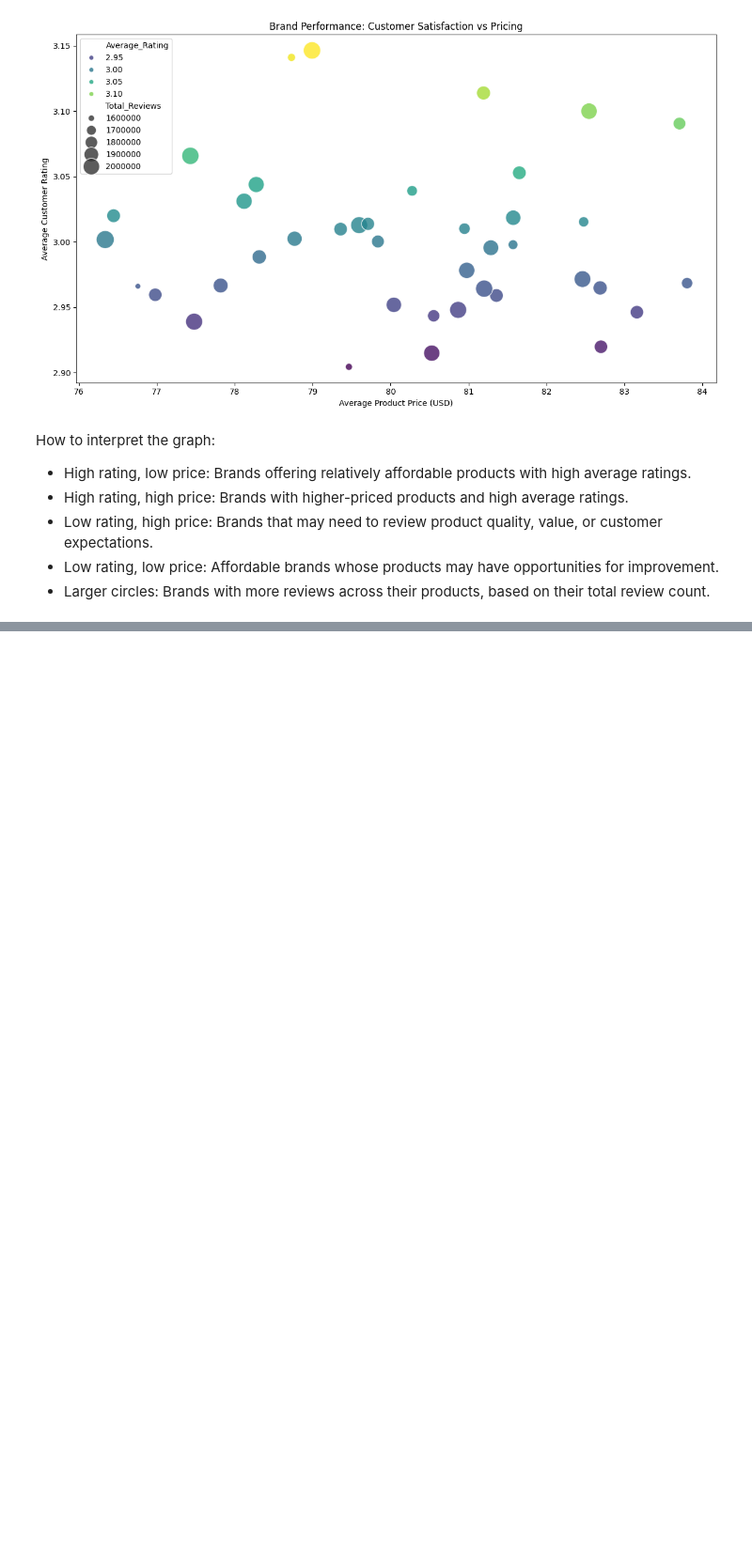
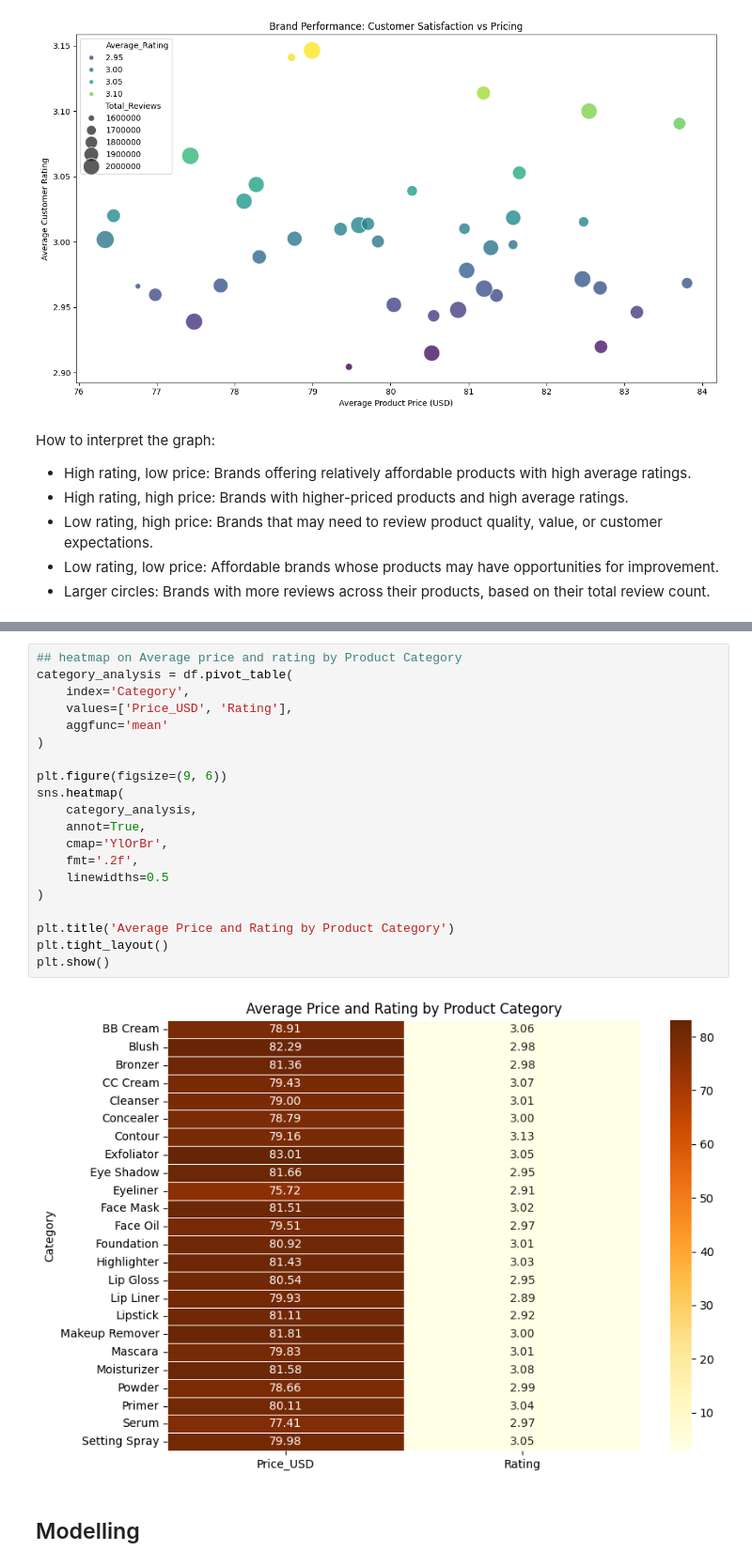
Before and after one commit to Queenmunyere/Skin-Care-App, a Jupyter notebook: Beauty Skin Care.ipynb, the cells around one changed output, grey strips where cells are left out. Shown at 94% size. Saved outputs shown, nothing was run; the diff lists cells and outputs as text; blank space fills up the shorter version.

```diff
--- a/Beauty Skin Care.ipynb
+++ b/Beauty Skin Care.ipynb
@@ -288,0 +318,24 @@ plt.show()
+# %%
+## heatmap on Average price and rating by Product Category
+category_analysis = df.pivot_table(
+    index='Category',
+    values=['Price_USD', 'Rating'],
+    aggfunc='mean'
+)
+
+plt.figure(figsize=(9, 6))
+sns.heatmap(
+    category_analysis,
+    annot=True,
+    cmap='YlOrBr',
+    fmt='.2f',
+    linewidths=0.5
+)
+
+plt.title('Average Price and Rating by Product Category')
+plt.tight_layout()
+plt.show()
+# %% [output]
+[figure, added]
+# %% [markdown]
+## Modelling
```
Also changed, not shown: parts of 17 cells of this notebook.
